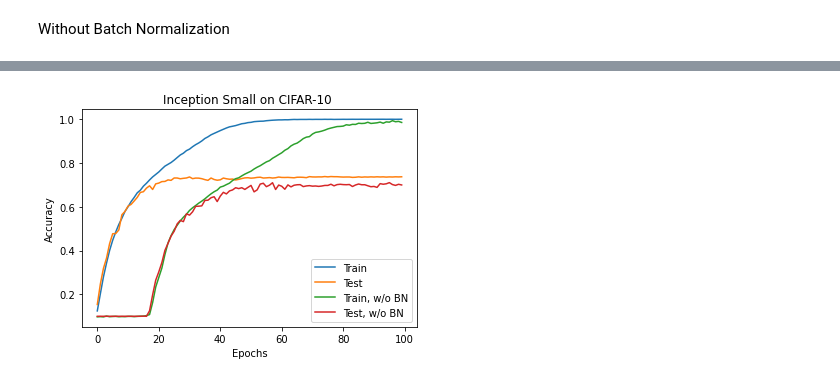
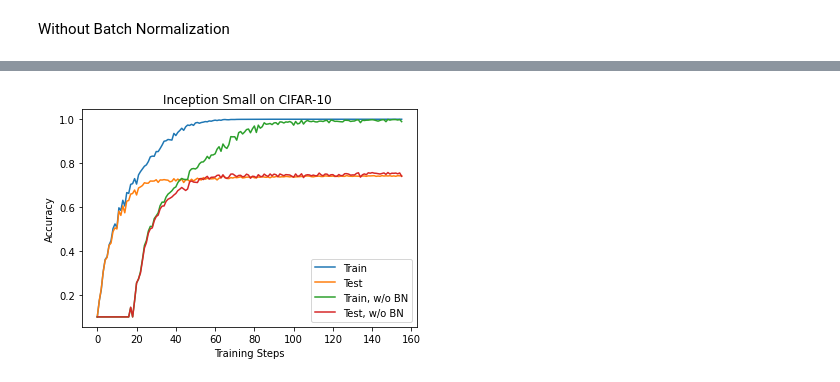
Before and after one commit to mdv3101/Rethinking_Generalization, a Jupyter notebook: Effect of BN_CIFAR10_InceptionSmall.ipynb, the cells around one changed output, grey strips where cells are left out. Cells and saved outputs as stored; diff of their text form; code cells hidden in the pictures.

```diff
--- a/Effect of BN_CIFAR10_InceptionSmall.ipynb
+++ b/Effect of BN_CIFAR10_InceptionSmall.ipynb
@@ -18,6 +20,6 @@ Files already downloaded and verified
 # %%
-trainloader = torch.utils.data.DataLoader(trainset,batch_size=64, shuffle=True, num_workers=2)
-testloader = torch.utils.data.DataLoader(testset,batch_size=64, shuffle=False, num_workers=2)
+trainloader = torch.utils.data.DataLoader(trainset,batch_size=32, shuffle=True, num_workers=2,pin_memory=True)
+testloader = torch.utils.data.DataLoader(testset,batch_size=32, shuffle=False, num_workers=2,pin_memory=True)
 # %%
 class ConvModule(nn.Module):
     def __init__(self, in_channels, out_channels, kernel_size, stride, padding):
@@ -261,10 +275,8 @@ class InceptionSmall2(nn.Module):
         x = self.fc(x)
         return x
 # %%
-trainloader = torch.utils.data.DataLoader(trainset,batch_size=64, shuffle=True, num_workers=2)
-testloader = torch.utils.data.DataLoader(testset,batch_size=64, shuffle=False, num_workers=2)
 net = InceptionSmall2().to(device)
 optimizer = torch.optim.SGD(net.parameters(), lr=0.001, momentum=0.9)
-scheduler = torch.optim.lr_scheduler.StepLR(optimizer, 1000, gamma=1.0)
-trained_model2,history_t2,history_v2 = fit(100, net, trainloader, testloader, optimizer,scheduler)
+scheduler = torch.optim.lr_scheduler.StepLR(optimizer, 100, gamma=1.0)
+trained_model2,history_t2,history_v2 = fit(50, net, trainloader, testloader, optimizer,scheduler)
 # %% [output]
@@ -297,0 +310,2 @@ plt.show()
+# %%
+trained_model2,history_t21,history_v21 = fit(50, trained_model2, trainloader, testloader, optimizer,scheduler)
@@ -298,12 +340,12 @@ plt.show()
 # %%
-plt.plot(list(history_t1.values()),label='Train')
-plt.plot(list(history_v1.values()),label='Test')
-plt.plot(list(history_t2.values()),label='Train, w/o BN')
-plt.plot(list(history_v2.values()),label='Test, w/o BN')
-plt.xlabel('Epochs')
+plt.plot(list(history_t1),label='Train')
+plt.plot(list(history_v1),label='Test')
+plt.plot(list(history_t2+history_t21),label='Train, w/o BN')
+plt.plot(list(history_v2+history_v21),label='Test, w/o BN')
+plt.xlabel('Training Steps')
 plt.ylabel('Accuracy')
 plt.title('Inception Small on CIFAR-10 ')
 plt.legend()
 plt.show()
 # %% [output]
-[figure, old version]
+[figure, new version]
```
Also changed, not shown: parts of 9 cells of this notebook, 1 other file.
